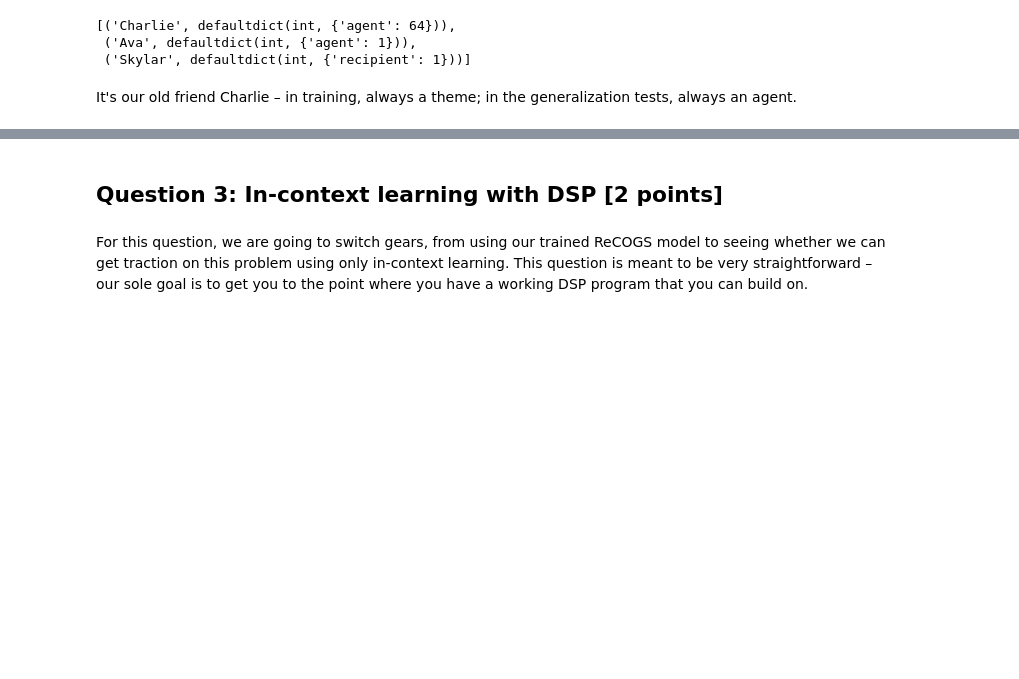
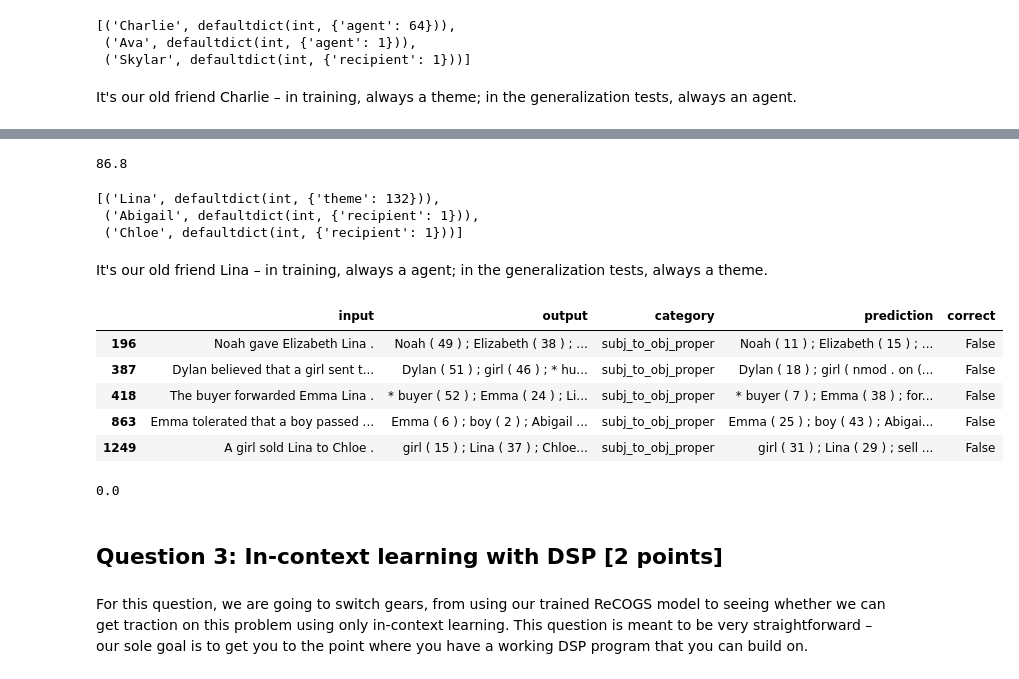
Before and after one commit to zanqi/cs224u, a Jupyter notebook: hw_recogs.ipynb, the cells around one changed output, grey strips where cells are left out. Drawn from its saved outputs; the diff is of its cells as text; code cells hidden in the pictures; blank space fills up the shorter version.

```diff
--- a/hw_recogs.ipynb
+++ b/hw_recogs.ipynb
@@ -821,3 +829,32 @@ get_accuracy(pred_df)
+# %%
+pred_df = category_assess(gen_df, recogs_model, "subj_to_obj_proper")
+get_accuracy((pred_df))
+# %% [output]
+86.8
+# %%
+err_df = pred_df[pred_df.correct == False]
+err_roles = find_name_roles(err_df, colname="output")
+sorted(err_roles.items(), key=lambda x: len(x[1]))[: 3]
+# %% [output]
+[('Lina', defaultdict(int, {'theme': 132})),
+ ('Abigail', defaultdict(int, {'recipient': 1})),
+ ('Chloe', defaultdict(int, {'recipient': 1}))]
+# %% [markdown]
+It's our old friend Lina – in training, always a agent; in the generalization tests, always a theme.
+# %%
+err_df[:5]
+# %% [output]
+|  | input | output | category | prediction | correct |
+| 196 | Noah gave Elizabeth Lina . | Noah ( 49 ) ; Elizabeth ( 38 ) ; ... | subj_to_obj_proper | Noah ( 11 ) ; Elizabeth ( 15 ) ; ... | False |
+| 387 | Dylan believed that a girl sent t... | Dylan ( 51 ) ; girl ( 46 ) ; * hu... | subj_to_obj_proper | Dylan ( 18 ) ; girl ( nmod . on (... | False |
+| 418 | The buyer forwarded Emma Lina . | * buyer ( 52 ) ; Emma ( 24 ) ; Li... | subj_to_obj_proper | * buyer ( 7 ) ; Emma ( 38 ) ; for... | False |
+| 863 | Emma tolerated that a boy passed ... | Emma ( 6 ) ; boy ( 2 ) ; Abigail ... | subj_to_obj_proper | Emma ( 25 ) ; boy ( 43 ) ; Abigai... | False |
+| 1249 | A girl sold Lina to Chloe . | girl ( 15 ) ; Lina ( 37 ) ; Chloe... | subj_to_obj_proper | girl ( 31 ) ; Lina ( 29 ) ; sell ... | False |
+# %%
+pred_df = category_assess(gen_df, recogs_model, "obj_pp_to_subj_pp")
+get_accuracy((pred_df))
+# %% [output]
+0.0
 # %% [markdown]
 ## Question 3: In-context learning with DSP [2 points]
 # %% [markdown]
```
Also changed, not shown: parts of 30 cells of this notebook.
